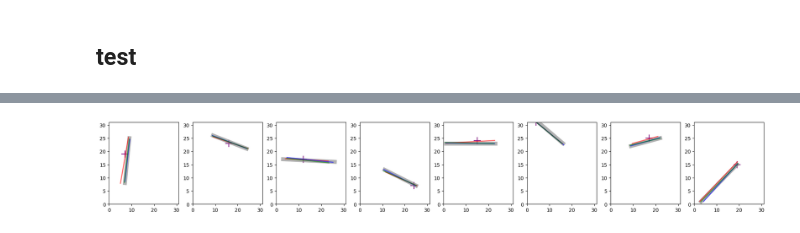
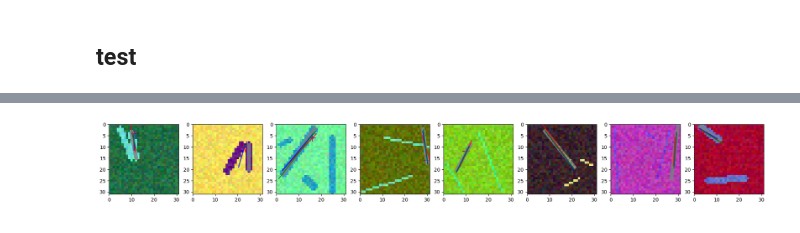
Before and after one commit to fzzyfoxx/resume, a Jupyter notebook: maps_vectorization/Fourier/radial_relative_pos_enc.ipynb, the cells around one changed output, grey strips where cells are left out. Drawn from its saved outputs; the diff is of its cells as text; code cells hidden in the pictures.

```diff
--- a/maps_vectorization/Fourier/radial_relative_pos_enc.ipynb
+++ b/maps_vectorization/Fourier/radial_relative_pos_enc.ipynb
@@ -573,6 +423,6 @@ slmg = SimpleLineMapGenerator(size=32, thickness_range=(1,3), randomize_range=0.
 # %%
 dg = DatasetGenerator(slmg,
-                      ds_path='./datasets/pos_enc_test',
+                      ds_path='./datasets/pos_enc_test_multiline',
                       fold_size=512*4,
                       parallel_calls=4,
                       padded_batch=False,
@@ -660,7 +495,7 @@ model_args = {
     'out_units': 32,
     'corection_mid_layers': 2,
     'corection_units': 32,
-    'num_heads': 2,
+    'num_heads': 1,
     'activation': 'relu',
     'temperature': 1e1
 }
@@ -680,7 +515,7 @@ def gen_sine_enc_model(size, color_embs, conv_layers, kernel_size, embs_dim, mid
 
     features = tf.keras.layers.Concatenate()([features, color_features])
 
-    pos_enc = SinePositionEncoding(temperature=temperature)(features[...,0::2])
+    pos_enc = SinePositionEncoding(temperature=temperature)(features[...,0::num_heads])
     pos_enc = ExpandDimsLayer(axis=0)(pos_enc)
 
     sample_features = ExtractSampleLayer(batch_dims=1)(features, sample_inputs)
@@ -910,6 +759,8 @@ fig, axs = plt.subplots(heads_num, 8, figsize=(8*2, heads_num*2))
 
 for i in range(s):
     for j in range(heads_num):
-        axs[j,i].imshow(scores[i,j])
-        axs[j,i].scatter(*sample_point[i,::-1], marker='+', color='purple', s=200)
+        ax = axs[i,j] if heads_num>1 else axs[i]
+
+        ax.imshow(scores[i,j])
+        ax.scatter(*sample_point[i,::-1], marker='+', color='purple', s=200)
 # %% [output]
@@ -942,23 +793,24 @@ frequency loss:  0.885
 # %%
 features, label_vec = next(ds_iter)
 img, sample_point = features
 
 sine_vec, sep_vec, freq_vec = [m([img, sample_point], training=False) for m in [sine_model, sep_model, freq_model]]
 
 s=8
 
 fig, axs = plt.subplots(1, s, figsize=(3*s, 3))
 
 colors = ['gray', 'red', 'blue', 'green']
 line_widths = [8,2,2,2]
 
 for i, ax in enumerate(axs):
+    ax.imshow(img[i])
     for clr, vec, lw in zip(colors, [v[i] for v in [label_vec, sine_vec, sep_vec, freq_vec]], line_widths):
-        ax.plot(*np.transpose(vec, axes=[1,0])[::-1], color=clr, linewidth=lw, alpha=0.6)
+        ax.plot(*np.transpose(vec, axes=[1,0])[::-1], color=clr, linewidth=lw, alpha=0.8)
 
     ax.scatter(*sample_point[i,::-1], marker='+', color='purple', s=200)
 
     ax.set_xlim(0,31)
-    ax.set_ylim(0,31)
+    ax.set_ylim(31,0)
 # %% [output]
-[figure, old version]
+[figure, new version]
```
Also changed, not shown: parts of 20 cells of this notebook, 4 other files.
